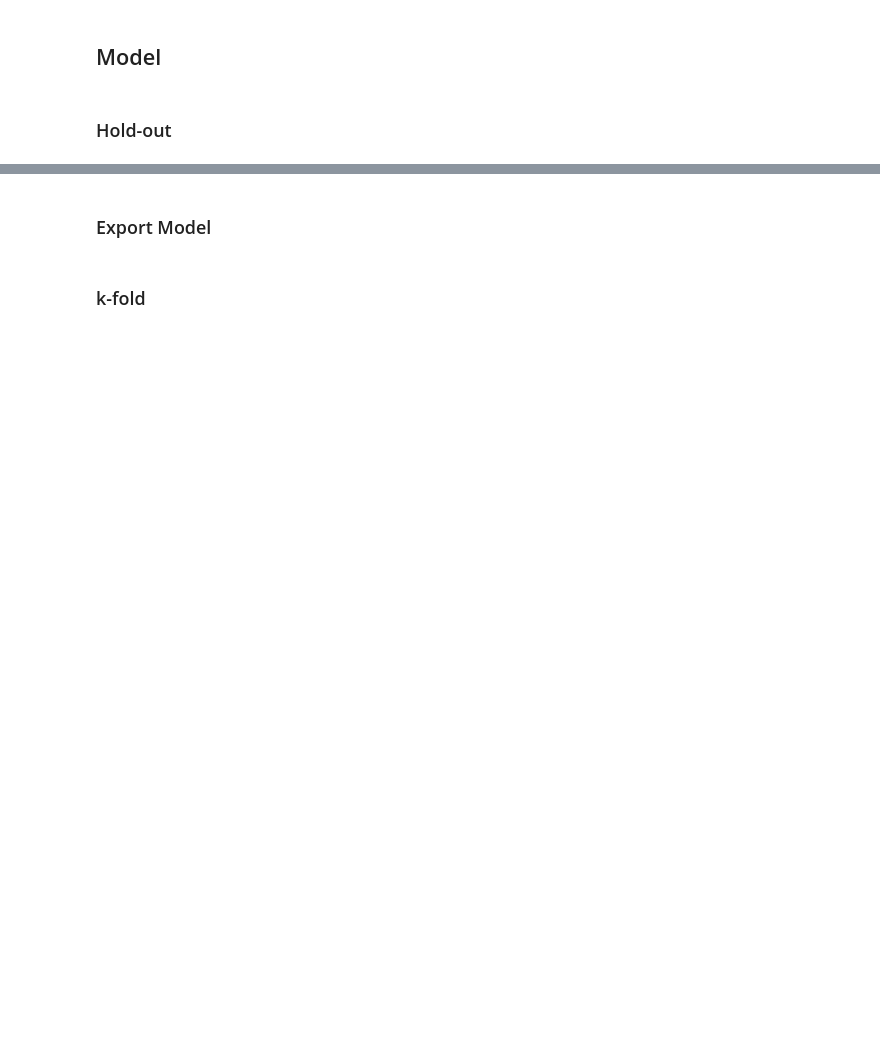
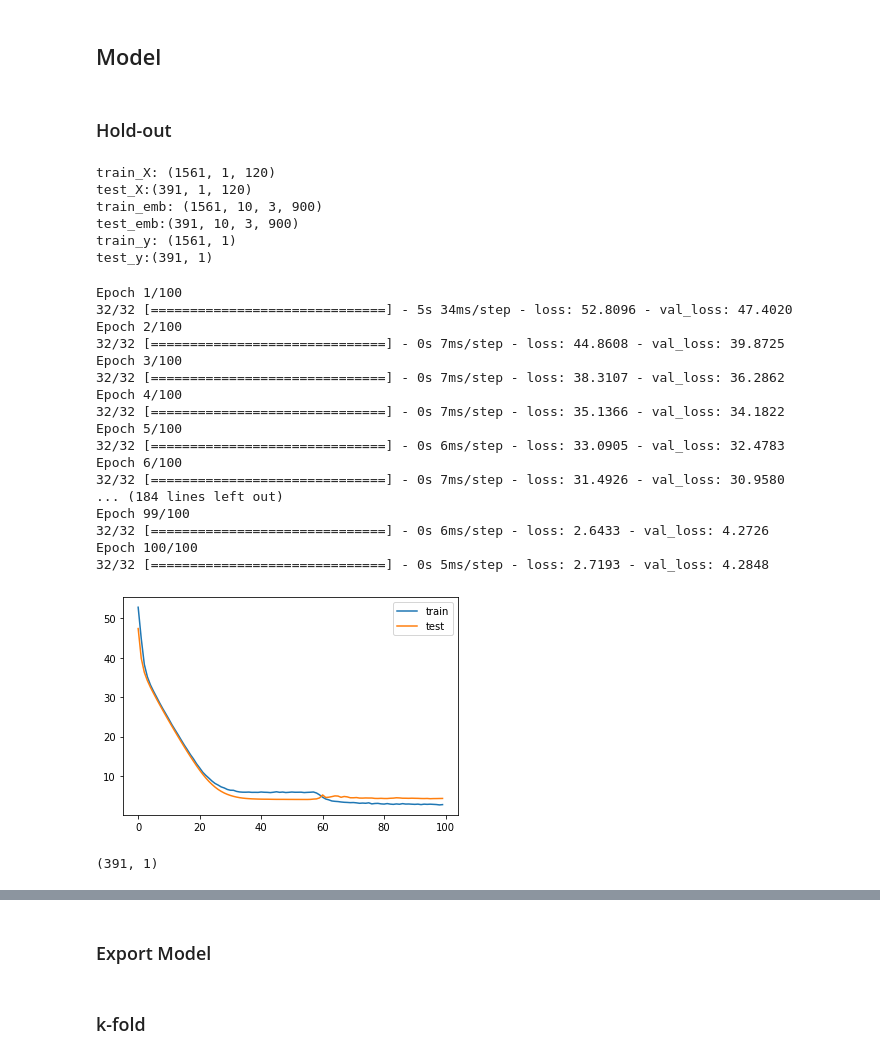
Before and after one commit to ben-edde/LIMA, a Jupyter notebook: model/bench.ipynb, the cells around one changed output, grey strips where cells are left out. Saved outputs shown, nothing was run; the diff lists cells and outputs as text; code cells hidden in the pictures; blank space fills up the shorter version.

```diff
--- a/model/bench.ipynb
+++ b/model/bench.ipynb
@@ -586,7 +608,7 @@ f"{X.shape} | {y.shape} | {event_emb.shape}"
 emb=event_emb
 # %%
 length=X.shape[0]
-train_size=int(length*0.6)
+train_size=int(length*0.8)
 step_size=1
 
 train_X=X[:train_size]
@@ -599,6 +621,7 @@ test_y=y[train_size:,:]
 X_scaler = MinMaxScaler()
 X_scaler.fit(train_X)
 y_scaler = MinMaxScaler(feature_range=(1, 100))
+# y_scaler = MinMaxScaler()
 y_scaler.fit(train_y)
 
 train_X=X_scaler.transform(train_X)
@@ -611,6 +634,13 @@ test_X=test_X.reshape(test_X.shape[0],step_size,test_X.shape[-1])
 print(f"train_X: {train_X.shape}\ntest_X:{test_X.shape}")
 print(f"train_emb: {train_emb.shape}\ntest_emb:{test_emb.shape}")
 print(f"train_y: {train_y.shape}\ntest_y:{test_y.shape}")
+# %% [output]
+train_X: (1561, 1, 120)
+test_X:(391, 1, 120)
+train_emb: (1561, 10, 3, 900)
+test_emb:(391, 10, 3, 900)
+train_y: (1561, 1)
+test_y:(391, 1)
 # %%
 emb_size=train_emb.shape[-1]
 emb_inputs = Input(shape=(10,3,emb_size))
@@ -622,14 +652,11 @@ emb_model = Dropout(0.3)(emb_model)
 emb_model = Reshape((4,4,-1))(emb_model)
 emb_model = Conv2D(10,(2,2), activation="relu",padding='valid')(emb_model)
 emb_model = Dropout(0.3)(emb_model)
-# emb_model = Reshape((1,18,-1))(emb_model)
-# emb_model = Dropout(0.4)(emb_model)
-# emb_model = Dropout(0.4)(emb_model)
 emb_model = Flatten()(emb_model)
-emb_model = Dense(1)(emb_model)
-model = Model(inputs=emb_inputs, outputs=emb_model)
-opt=Adam(0.0007)
-model.compile(loss='mae', optimizer=opt)
-model.summary()
+# emb_model = Dense(1)(emb_model)
+emb_model = Model(inputs=emb_inputs, outputs=emb_model)
+# opt=Adam(0.0007)
+# model.compile(loss='mae', optimizer=opt)
+# model.summary()
 # %%
 # tf.keras.backend.clear_session()
@@ -644,15 +686,36 @@ model.summary()
 # %%
 df_forecast_error = pd.DataFrame(
         columns=['h', 'mae', 'rmse', 'mape', 'descriptions'])
-history = model.fit(train_emb, train_y, epochs=50, batch_size=100, validation_data=(test_emb, test_y), verbose=0, shuffle=False)
+history = model.fit([train_X,train_emb], train_y, epochs=100, batch_size=50, validation_data=([test_X,test_emb], test_y), verbose=1, shuffle=False)
 # # plot history
 pyplot.plot(history.history['loss'], label='train')
 pyplot.plot(history.history['val_loss'], label='test')
 pyplot.legend()
 pyplot.show()
+# %% [output]
+Epoch 1/100
+32/32 [==============================] - 5s 34ms/step - loss: 52.8096 - val_loss: 47.4020
+Epoch 2/100
+32/32 [==============================] - 0s 7ms/step - loss: 44.8608 - val_loss: 39.8725
+Epoch 3/100
+32/32 [==============================] - 0s 7ms/step - loss: 38.3107 - val_loss: 36.2862
+Epoch 4/100
+32/32 [==============================] - 0s 7ms/step - loss: 35.1366 - val_loss: 34.1822
+Epoch 5/100
+32/32 [==============================] - 0s 6ms/step - loss: 33.0905 - val_loss: 32.4783
+Epoch 6/100
+32/32 [==============================] - 0s 7ms/step - loss: 31.4926 - val_loss: 30.9580
+... (184 lines left out)
+Epoch 99/100
+32/32 [==============================] - 0s 6ms/step - loss: 2.6433 - val_loss: 4.2726
+Epoch 100/100
+32/32 [==============================] - 0s 5ms/step - loss: 2.7193 - val_loss: 4.2848
+[figure, added]
 # %%
-pred_y = model.predict(test_emb)
+pred_y = model.predict([test_X,test_emb])
 pred_y.shape
+# %% [output]
+(391, 1)
 # %%
 # pred_y=pred_y[:,0,0,0]
 inverted_pred_y = y_scaler.inverse_transform(pred_y.reshape(test_y.shape))
```
Also changed, not shown: parts of 15 cells of this notebook, 1 other file.
